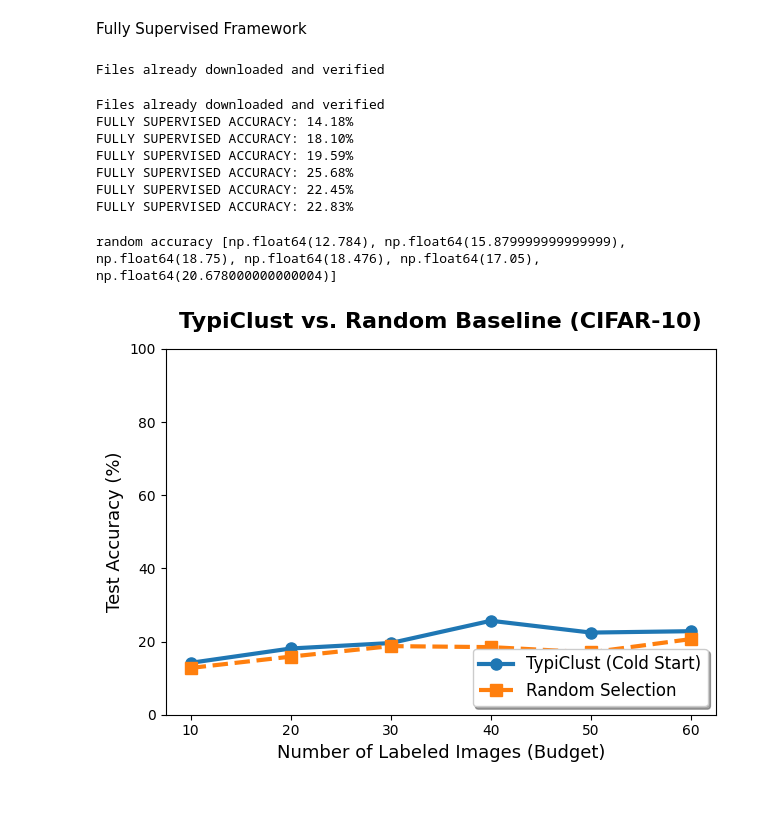
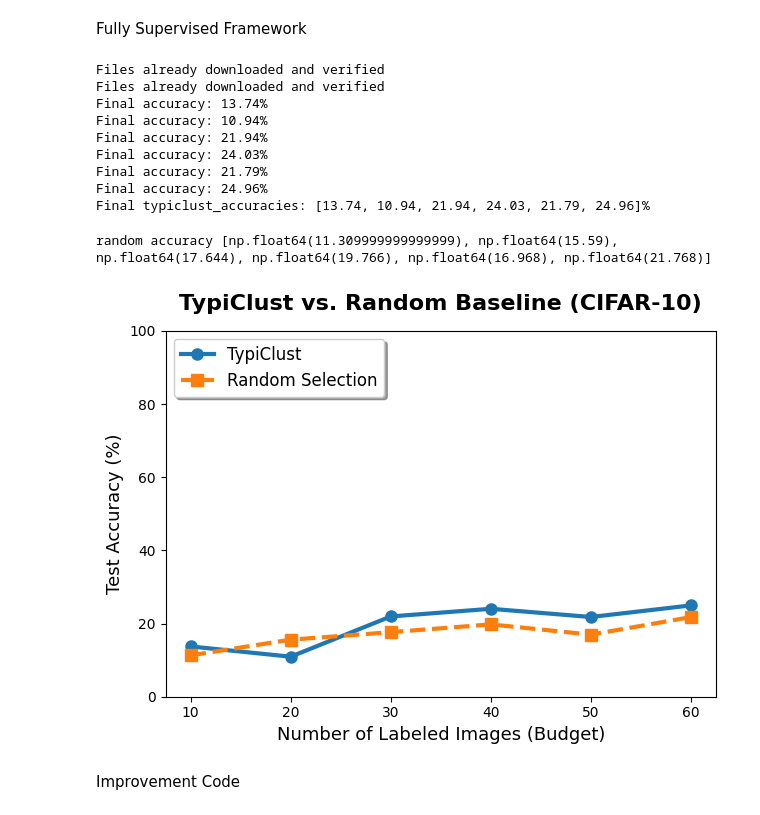
Before and after one commit to F1ni/ml-cw2, a Jupyter notebook: main.ipynb, the cells around one changed output. Saved outputs shown, nothing was run; the diff lists cells and outputs as text; code cells hidden in the pictures.

```diff
--- a/main.ipynb
+++ b/main.ipynb
@@ -47,9 +28,9 @@ initial_laballed_list = []
 all_typical_ids = {}
 
 
-data = torch.load(EMBEDDINGS_PATH)
-all_features_normalized = np.array(data['features'])
-all_labels = np.array(data['labels'])
+data = torch.load(EMBEDDINGS_PATH, weights_only=False)
+all_features_normalized = np.array([x.numpy() if torch.is_tensor(x) else x for x in data['features']])
+all_labels = np.array([x.item() if torch.is_tensor(x) else x for x in data['labels']])
 
 for total_budget in budgets:
   print(f"finding typical images for budget: {total_budget}")
@@ -145,7 +126,7 @@ Budget 60 | Cluster 44 winner: Image #11099
 All done!
 # %%
 # linear classficiation model
-# this needs to be for 10, 20, 30, 40, 50, 60 (cumulative)
+# this needs to be for 10, 20, 30, 40, 50, 60
 
 accuracies = []
 
@@ -155,6 +136,19 @@ encoder.conv1 = nn.Conv2d(3, 64, kernel_size=3, stride=1, padding=1, bias=False)
 encoder.maxpool = nn.Identity()
 encoder.fc = nn.Identity()
 encoder.to(device)
+
+
+test_transform = transforms.Compose([
+    transforms.ToTensor(),
+    transforms.Normalize(mean=[0.4914, 0.4822, 0.4465], std=[0.2023, 0.1994, 0.2010])
+])
+
+test_dataset = torchvision.datasets.CIFAR10(
+    root="./data", train=False, download=True, transform=test_transform
+)
+test_loader = torch.utils.data.DataLoader(test_dataset, batch_size=512, shuffle=False)
+
+
 
 for budget in budgets:
     print(f"Testing the model with the {budget} typical images...")
@@ -190,18 +184,7 @@ for budget in budgets:
         optimizer.step()
 
 
-    test_transform = transforms.Compose([
-        transforms.ToTensor(),
-        transforms.Normalize(mean=[0.4914, 0.4822, 0.4465], std=[0.2023, 0.1994, 0.2010])
-    ])
-
-    test_dataset = torchvision.datasets.CIFAR10(
-        root="./data", train=False, download=True, transform=test_transform
-    )
-    test_loader = torch.utils.data.DataLoader(test_dataset, batch_size=512, shuffle=False)
-
-
-    clean_weights = torch.load('cifar10_simclr_cleaned.pth', map_location=device)
+    clean_weights = torch.load('cifar10_simclr_cleaned.pth', map_location=device, weights_only=True)
     missing, unexpected = encoder.load_state_dict(clean_weights, strict=False)
     encoder.eval()
     classifier.eval()
@@ -290,7 +253,7 @@ print(f"Budgets captured: {list(all_random_ids)}")
 # %% [output]
 Budgets captured: [10, 20, 30, 40, 50, 60]
 # %%
-random_accuracies = []
+random_accuracies_linear = []
 
 for budget in budgets:
     current_budget_accuracy = []
@@ -344,8 +307,8 @@ for budget in budgets:
         print(f"Budget {budget} | Random Accuracy: {acc:.2f}%")
 
     budget_mean = np.mean(current_budget_accuracy)
-    random_accuracies.append(budget_mean)
+    random_accuracies_linear.append(budget_mean)
 
-print(f"Random:     {random_accuracies}")
+print(f"Random:     {random_accuracies_linear}")
 # %% [output]
 Budget 10 | Random Accuracy: 24.64%
@@ -459,16 +423,19 @@ for budget in budgets:
     final_accuracy = 100 * correct / total
     typiclust_accuracies.append(final_accuracy)
 
-    print(f"FULLY SUPERVISED ACCURACY: {final_accuracy:.2f}%")
+    print(f"Final accuracy: {final_accuracy:.2f}%")
+
+print(f"Final typiclust_accuracies: {typiclust_accuracies}%")
 # %% [output]
 Files already downloaded and verified
+Files already downloaded and verified
+Final accuracy: 13.74%
+Final accuracy: 10.94%
+Final accuracy: 21.94%
+Final accuracy: 24.03%
+Final accuracy: 21.79%
+Final accuracy: 24.96%
+Final typiclust_accuracies: [13.74, 10.94, 21.94, 24.03, 21.79, 24.96]%
-Files already downloaded and verified
-FULLY SUPERVISED ACCURACY: 14.18%
-FULLY SUPERVISED ACCURACY: 18.10%
-FULLY SUPERVISED ACCURACY: 19.59%
-FULLY SUPERVISED ACCURACY: 25.68%
-FULLY SUPERVISED ACCURACY: 22.45%
-FULLY SUPERVISED ACCURACY: 22.83%
 # %%
 # random baseline test for fully supervised framework
 random_accuracies = []
@@ -527,28 +494,30 @@ for budget in budgets:
 
 print(f"random accuracy {random_accuracies}")
 # %% [output]
-random accuracy [np.float64(12.784), np.float64(15.879999999999999), np.float64(18.75), np.float64(18.476), np.float64(17.05), np.float64(20.678000000000004)]
+random accuracy [np.float64(11.309999999999999), np.float64(15.59), np.float64(17.644), np.float64(19.766), np.float64(16.968), np.float64(21.768)]
 # %%
 import matplotlib.pyplot as plt
 
 plt.plot(budgets, typiclust_accuracies,
          marker='o', markersize=8, linewidth=3, color='#1f77b4',
          label='TypiClust')
 
 
 plt.plot(budgets, random_accuracies,
          marker='s', markersize=8, linewidth=3, color='#ff7f0e', linestyle='--',
          label='Random Selection')
 
 
 plt.title('TypiClust vs. Random Baseline (CIFAR-10)', fontsize=16, fontweight='bold', pad=15)
 plt.xlabel('Number of Labeled Images (Budget)', fontsize=13)
 plt.ylabel('Test Accuracy (%)', fontsize=13)
 plt.xticks(budgets)
 plt.ylim(0, 100) # Full scale to show the true context of the performance
-plt.legend(loc='lower right', fontsize=12, frameon=True, shadow=True)
-
+plt.legend(loc='upper left', fontsize=12, frameon=True, shadow=True)
+plt.savefig("FS.png")
 plt.tight_layout()
 plt.show()
 # %% [output]
-[figure, old version]
+[figure, new version]
+# %% [markdown]
+Improvement Code
```
Also changed, not shown: parts of 8 cells of this notebook, 13 other files.
